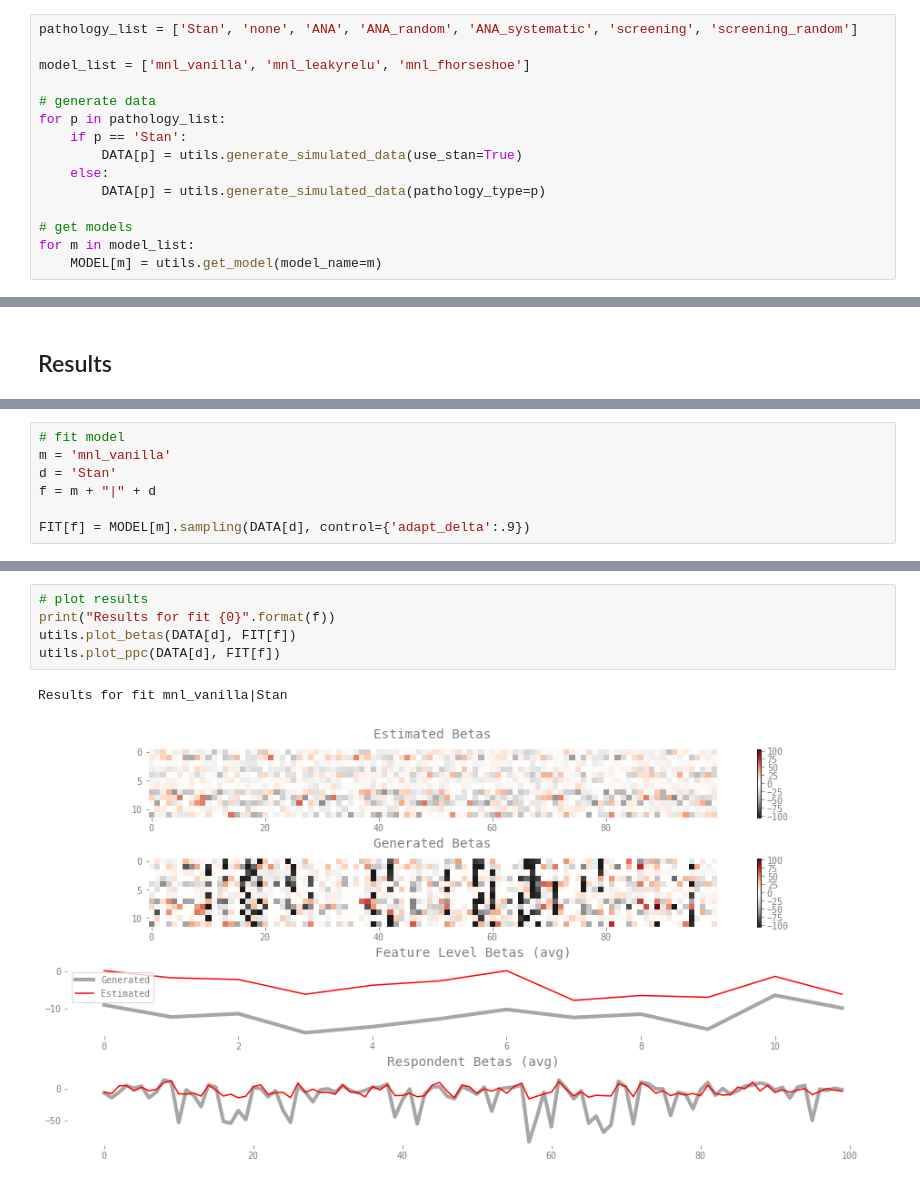
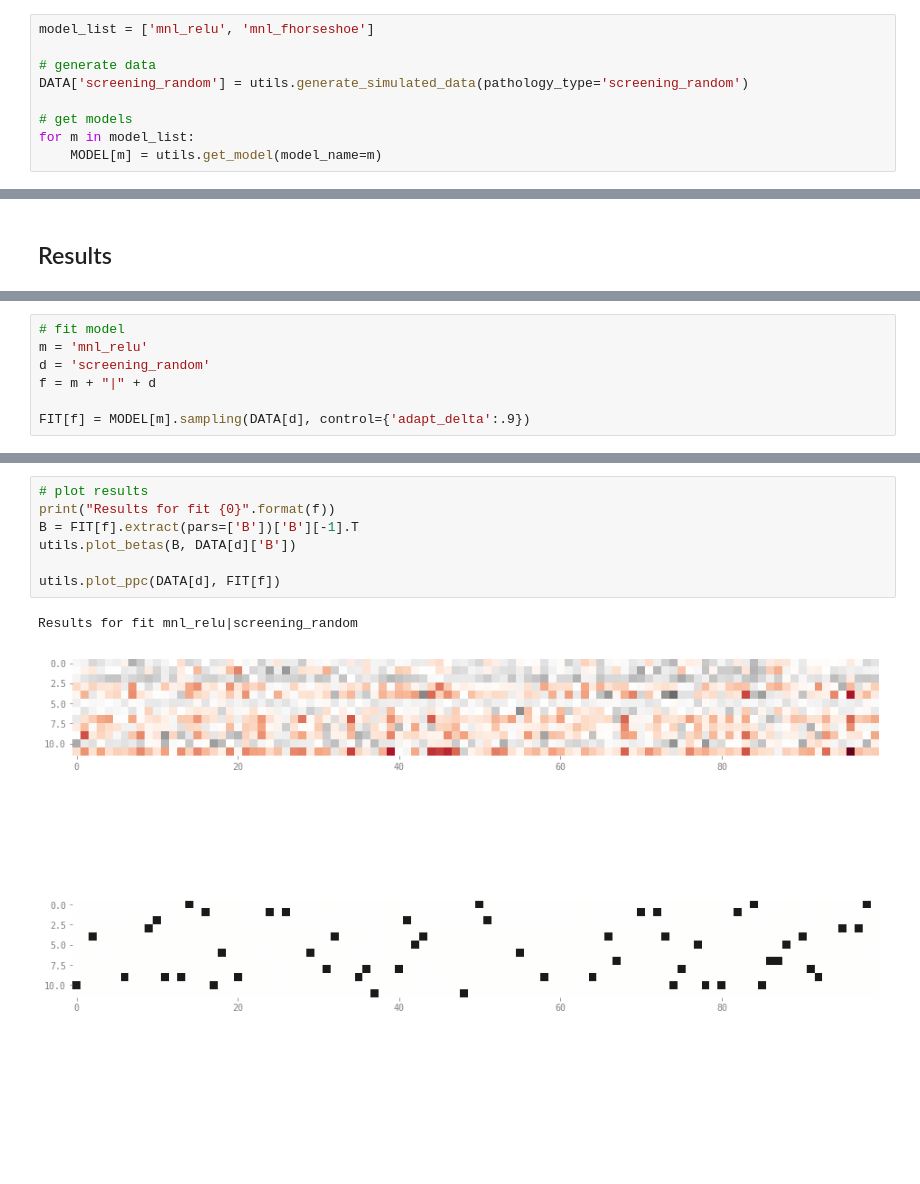
Before and after one commit to marcdotson/conjoint-ensembles, a Jupyter notebook: DataPathologies.ipynb, the cells around one changed output, grey strips where cells are left out. Saved outputs shown, nothing was run; the diff lists cells and outputs as text; blank space fills up the shorter version.

```diff
--- a/DataPathologies.ipynb
+++ b/DataPathologies.ipynb
@@ -24,16 +24,10 @@ DATA = dict()
 MODEL = dict()
 FIT = dict()
 # %%
-pathology_list = ['Stan', 'none', 'ANA', 'ANA_random', 'ANA_systematic', 'screening', 'screening_random']
-
-model_list = ['mnl_vanilla', 'mnl_leakyrelu', 'mnl_fhorseshoe']
+model_list = ['mnl_relu', 'mnl_fhorseshoe']
 
 # generate data
-for p in pathology_list:
-    if p == 'Stan':
-        DATA[p] = utils.generate_simulated_data(use_stan=True)
-    else:
-        DATA[p] = utils.generate_simulated_data(pathology_type=p)
+DATA['screening_random'] = utils.generate_simulated_data(pathology_type='screening_random')
 
 # get models
 for m in model_list:
@@ -51,7 +39,7 @@ utils.plot_betas(DATA['Stan']['B'])
 # %%
 # fit model
-m = 'mnl_vanilla'
-d = 'Stan'
+m = 'mnl_relu'
+d = 'screening_random'
 f = m + "|" + d
 
 FIT[f] = MODEL[m].sampling(DATA[d], control={'adapt_delta':.9})
@@ -76,8 +64,10 @@ WARNING:pystan:Rhat above 1.1 or below 0.9 indicates that the chains very likely
 # %%
 # plot results
 print("Results for fit {0}".format(f))
-utils.plot_betas(DATA[d], FIT[f])
+B = FIT[f].extract(pars=['B'])['B'][-1].T
+utils.plot_betas(B, DATA[d]['B'])
+
 utils.plot_ppc(DATA[d], FIT[f])
 # %% [output]
-Results for fit mnl_vanilla|Stan
+Results for fit mnl_relu|screening_random
-[figure, old version]
+[figure, new version]
```
Also changed, not shown: parts of 15 cells of this notebook, 7 other files.
